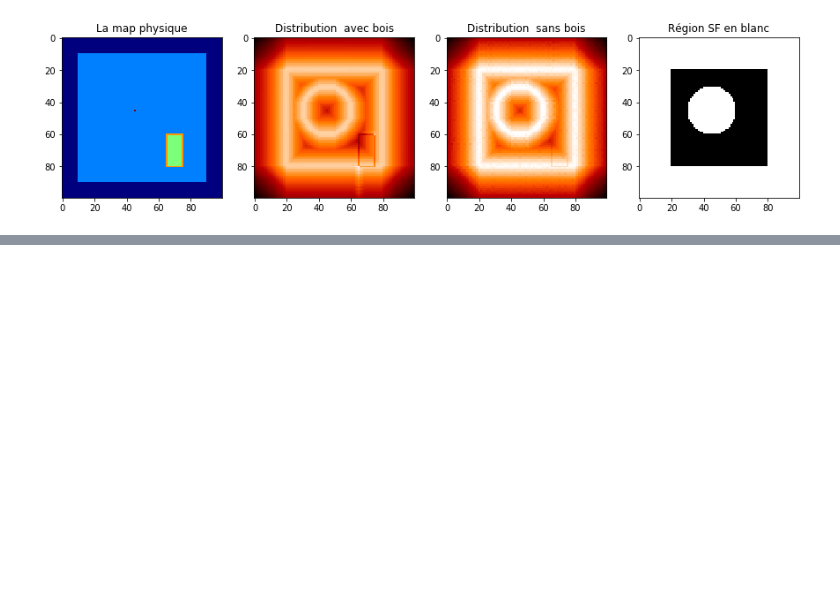
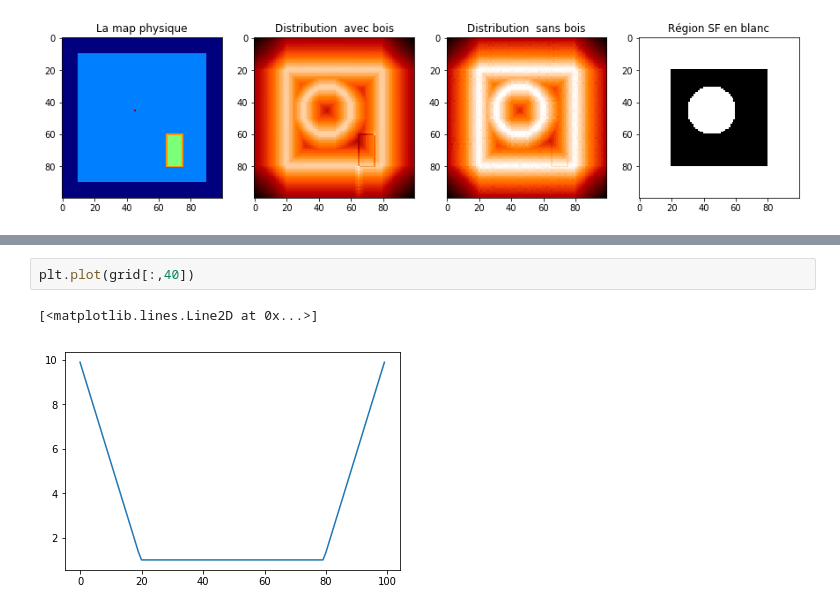
Before and after one commit to pierreluc-plt/ProjetSimulation, a Jupyter notebook: ConstructionMaillage-TestTFSF.ipynb, the cells around one changed output, grey strips where cells are left out. Saved outputs shown, nothing was run; the diff lists cells and outputs as text; blank space fills up the shorter version.

```diff
--- a/ConstructionMaillage-TestTFSF.ipynb
+++ b/ConstructionMaillage-TestTFSF.ipynb
@@ -689,0 +717,5 @@ plt.show()
+# %%
+plt.plot(grid[:,40])
+# %% [output]
+[<matplotlib.lines.Line2D at 0x...>]
+[figure, added]
```
Also changed, not shown: parts of 1 cell of this notebook, 2 other files.
